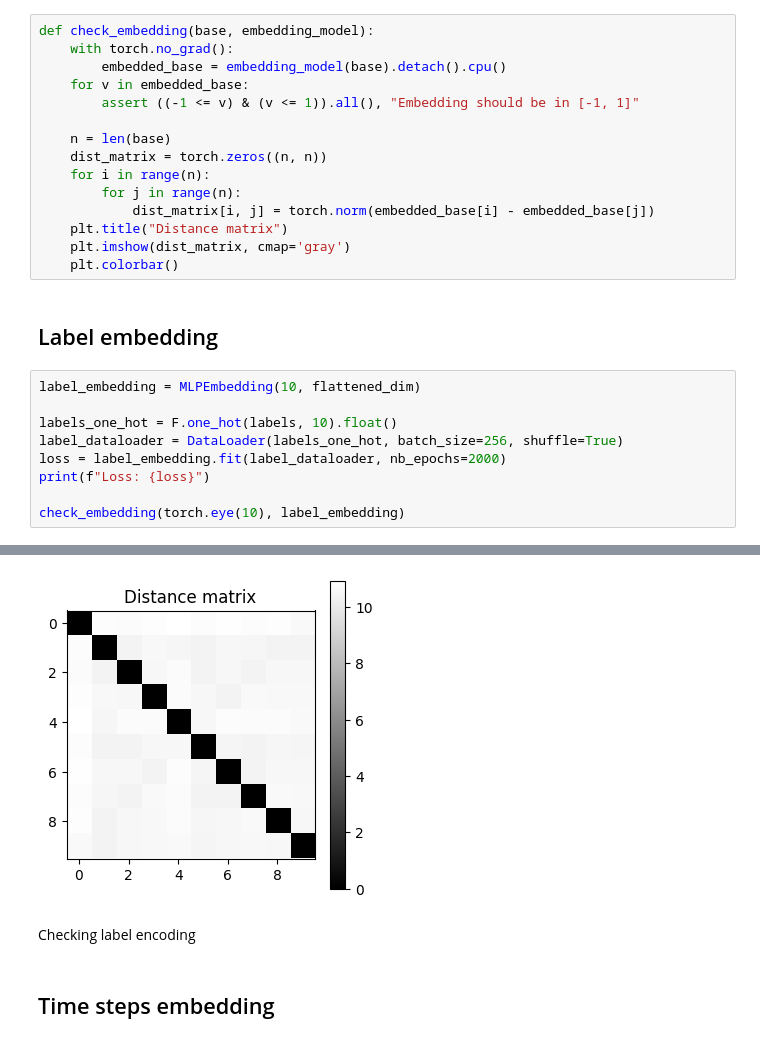
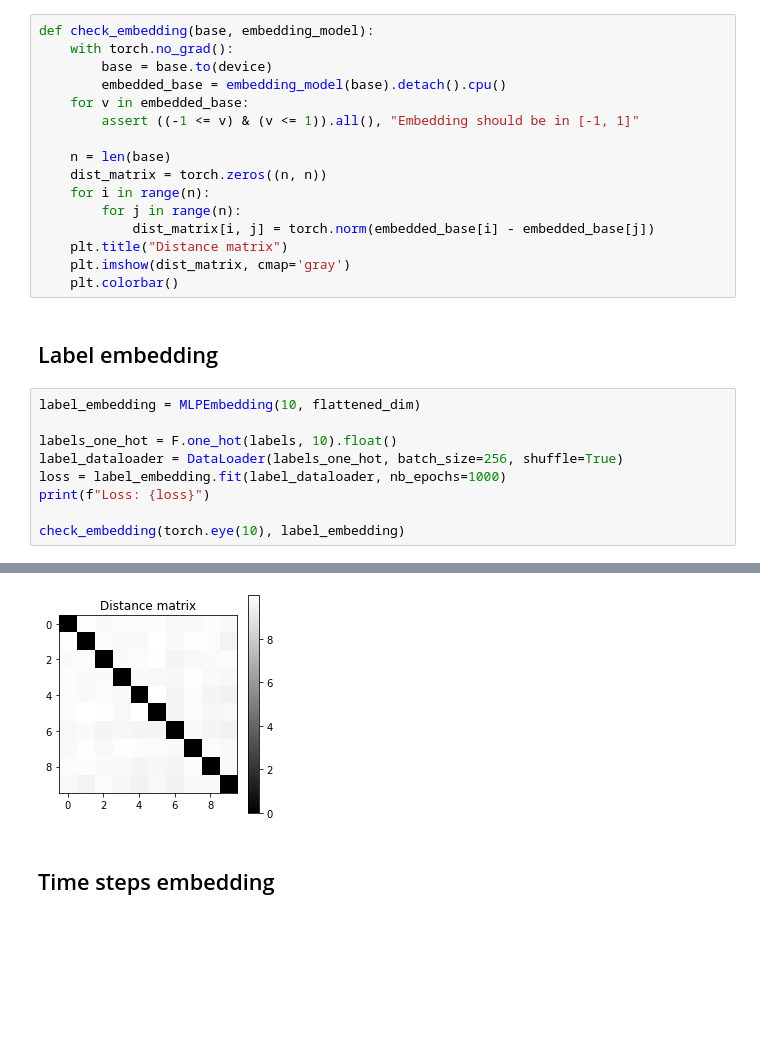
Before and after one commit to lucasmrdt/diffusion-model, a Jupyter notebook: notebooks/model_on_mnist.ipynb, the cells around one changed output, grey strips where cells are left out. Cells and saved outputs as stored; diff of their text form; blank space fills up the shorter version.

```diff
--- a/notebooks/model_on_mnist.ipynb
+++ b/notebooks/model_on_mnist.ipynb
@@ -65,6 +65,7 @@ def plot_evolutions(xs_t, y_title=None, title=None):
 # %%
 def check_embedding(base, embedding_model):
     with torch.no_grad():
+        base = base.to(device)
         embedded_base = embedding_model(base).detach().cpu()
     for v in embedded_base:
         assert ((-1 <= v) & (v <= 1)).all(), "Embedding should be in [-1, 1]"
@@ -84,7 +85,7 @@ label_embedding = MLPEmbedding(10, flattened_dim)
 
 labels_one_hot = F.one_hot(labels, 10).float()
 label_dataloader = DataLoader(labels_one_hot, batch_size=256, shuffle=True)
-loss = label_embedding.fit(label_dataloader, nb_epochs=2000)
+loss = label_embedding.fit(label_dataloader, nb_epochs=1000)
 print(f"Loss: {loss}")
 
 check_embedding(torch.eye(10), label_embedding)
@@ -93,6 +94,4 @@ Loss: 1.6483340061768104e-06
-[figure, old version]
+[figure, new version]
-# %% [markdown]
-Checking label encoding
 # %% [markdown]
 ## Time steps embedding
 # %%
```
Also changed, not shown: parts of 7 cells of this notebook, 1 other file.
